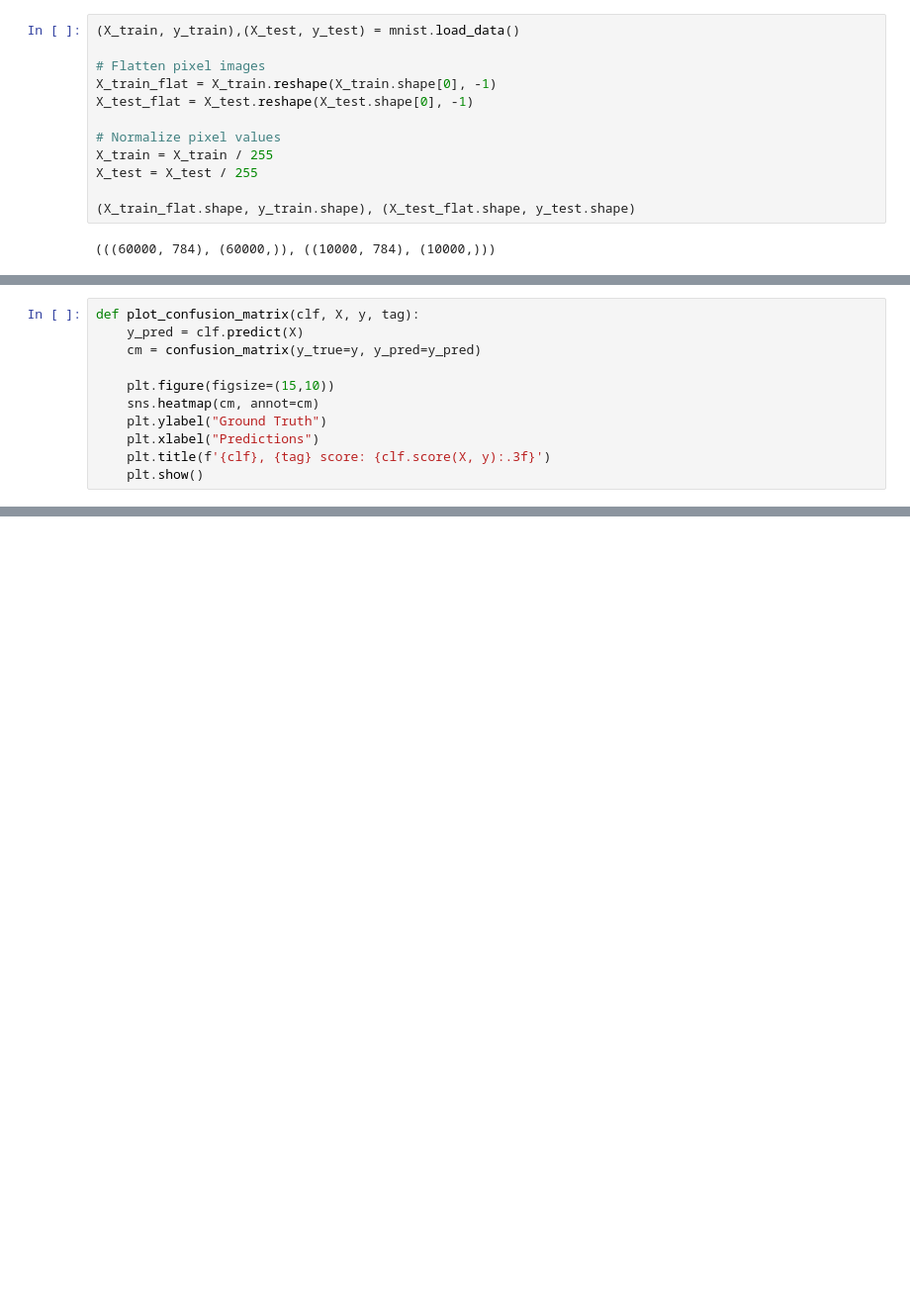
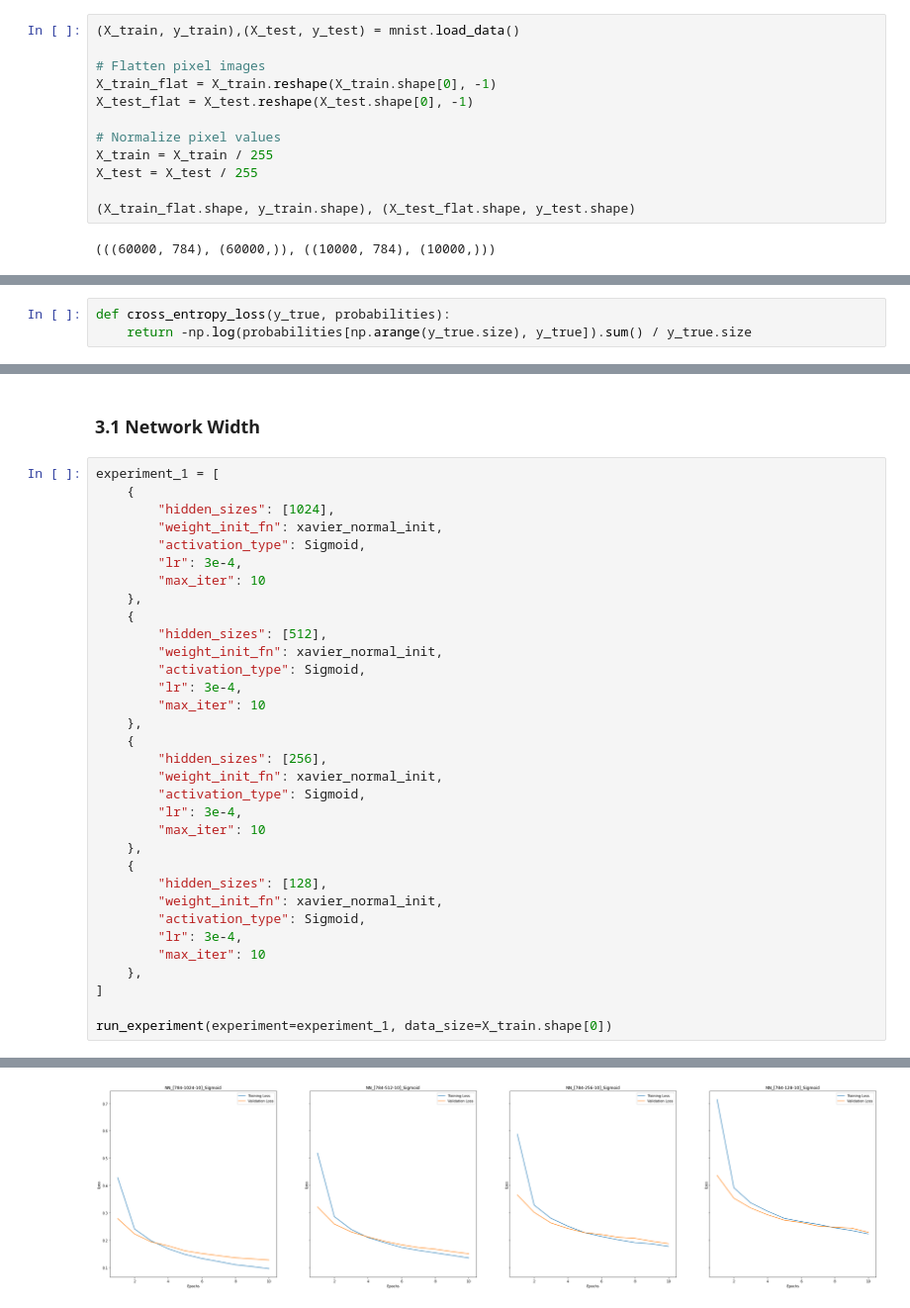
Before and after one commit to OmriGruman/intro-to-machine-learning, a Jupyter notebook: neural_network/neural_network.ipynb, the cells around one changed output, grey strips where cells are left out. Shown at 99% size. Cells and saved outputs as stored; diff of their text form; blank space fills up the shorter version.

```diff
--- a/neural_network/neural_network.ipynb
+++ b/neural_network/neural_network.ipynb
@@ -286,11 +58,0 @@ plot_learning_curves(load_model(nn_clf_path))
-# %%
-def plot_confusion_matrix(clf, X, y, tag):
-    y_pred = clf.predict(X)
-    cm = confusion_matrix(y_true=y, y_pred=y_pred)
-
-    plt.figure(figsize=(15,10))
-    sns.heatmap(cm, annot=cm)
-    plt.ylabel("Ground Truth")
-    plt.xlabel("Predictions")
-    plt.title(f'{clf}, {tag} score: {clf.score(X, y):.3f}')
-    plt.show()
@@ -308,0 +126,3 @@ plot_confusion_matrix(nn_clf, X_train_flat[nn_clf.val_rows, :], y_train[nn_clf.v
+# %%
+def cross_entropy_loss(y_true, probabilities):
+    return -np.log(probabilities[np.arange(y_true.size), y_true]).sum() / y_true.size
@@ -308,0 +348,36 @@ plot_confusion_matrix(nn_clf, X_train_flat[nn_clf.val_rows, :], y_train[nn_clf.v
+# %% [markdown]
+### 3.1 Network Width
+# %%
+experiment_1 = [
+    {
+        "hidden_sizes": [1024],
+        "weight_init_fn": xavier_normal_init,
+        "activation_type": Sigmoid,
+        "lr": 3e-4,
+        "max_iter": 10
+    },
+    {
+        "hidden_sizes": [512],
+        "weight_init_fn": xavier_normal_init,
+        "activation_type": Sigmoid,
+        "lr": 3e-4,
+        "max_iter": 10
+    },
+    {
+        "hidden_sizes": [256],
+        "weight_init_fn": xavier_normal_init,
+        "activation_type": Sigmoid,
+        "lr": 3e-4,
+        "max_iter": 10
+    },
+    {
+        "hidden_sizes": [128],
+        "weight_init_fn": xavier_normal_init,
+        "activation_type": Sigmoid,
+        "lr": 3e-4,
+        "max_iter": 10
+    },
+]
+
+run_experiment(experiment=experiment_1, data_size=X_train.shape[0])
+# %% [output]
@@ -308,0 +392 @@ plot_confusion_matrix(nn_clf, X_train_flat[nn_clf.val_rows, :], y_train[nn_clf.v
+[figure, added]
```
Also changed, not shown: parts of 39 cells of this notebook.
